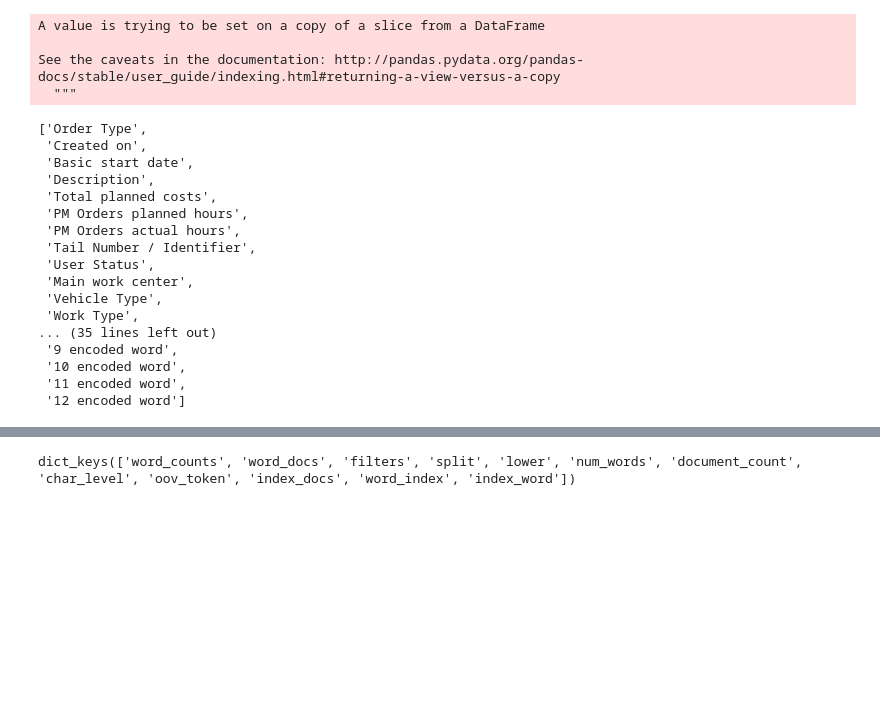
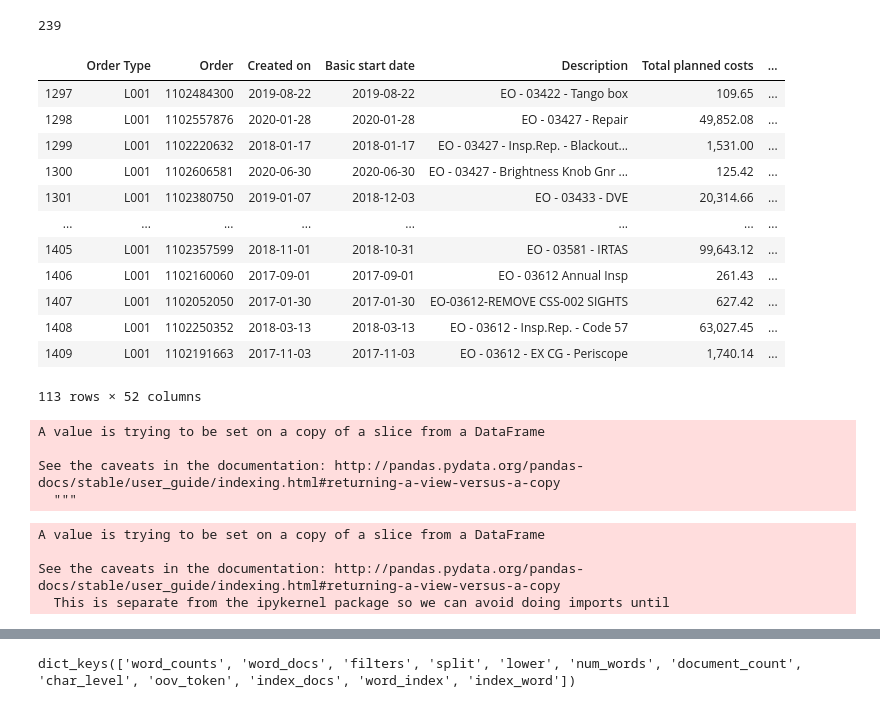
Before and after one commit to albud187/Data-Analytics-DRMIS-SAP-Production, a Jupyter notebook: Description NLP Clustering.ipynb, the cells around one changed output, grey strips where cells are left out. Cells and saved outputs as stored; diff of their text form; code cells hidden in the pictures; blank space fills up the shorter version.

```diff
--- a/Description NLP Clustering.ipynb
+++ b/Description NLP Clustering.ipynb
@@ -24,4 +25,4 @@ data_folder = "../Data-Analytics-DRMIS-SAP-Production-DATA/"
 
 df = pd.read_csv(data_folder + 'LAV 6.csv', encoding = 'ISO-8859-1', index_col = 1).reset_index(drop = False)
 #re-download df with MaintActivityType
-df = df[df['Order Type']=='L001'].reset_index(drop = True)
+df = df[df['MaintActivityType']=='L01'].reset_index(drop = True)
@@ -28,3 +69,23 @@ df = df[df['Order Type']=='L001'].reset_index(drop = True)
+# %%
+len(df['Main work center'].value_counts())
+# %% [output]
+239
+# %%
+df[df['Main work center'] == 'FW2R---1']
+# %% [output]
+|  | Order Type | Order | Created on | Basic start date | Description | Total planned costs | ... |
+| 1297 | L001 | 1102484300 | 2019-08-22 | 2019-08-22 | EO - 03422 - Tango box | 109.65 | ... |
+| 1298 | L001 | 1102557876 | 2020-01-28 | 2020-01-28 | EO - 03427 - Repair | 49,852.08 | ... |
+| 1299 | L001 | 1102220632 | 2018-01-17 | 2018-01-17 | EO - 03427 - Insp.Rep. - Blackout... | 1,531.00 | ... |
+| 1300 | L001 | 1102606581 | 2020-06-30 | 2020-06-30 | EO - 03427 - Brightness Knob Gnr ... | 125.42 | ... |
+| 1301 | L001 | 1102380750 | 2019-01-07 | 2018-12-03 | EO - 03433 - DVE | 20,314.66 | ... |
+| ... | ... | ... | ... | ... | ... | ... | ... |
+| 1405 | L001 | 1102357599 | 2018-11-01 | 2018-10-31 | EO - 03581 - IRTAS | 99,643.12 | ... |
+| 1406 | L001 | 1102160060 | 2017-09-01 | 2017-09-01 | EO - 03612 Annual Insp | 261.43 | ... |
+| 1407 | L001 | 1102052050 | 2017-01-30 | 2017-01-30 | EO-03612-REMOVE CSS-002 SIGHTS | 627.42 | ... |
+| 1408 | L001 | 1102250352 | 2018-03-13 | 2018-03-13 | EO - 03612 - Insp.Rep. - Code 57 | 63,027.45 | ... |
+| 1409 | L001 | 1102191663 | 2017-11-03 | 2017-11-03 | EO - 03612 - EX CG - Periscope | 1,740.14 | ... |
+113 rows × 52 columns
 # %%
 text = df['Description'].astype(str).tolist()
 token = Tokenizer()
@@ -60,20 +121,9 @@ ready_df = df[['Order','Description','Total planned costs', 'PM Orders planned h
-# %%
-list(df.columns)
-# %% [output]
-['Order Type',
- 'Created on',
- 'Basic start date',
- 'Description',
- 'Total planned costs',
- 'PM Orders planned hours',
- 'PM Orders actual hours',
- 'Tail Number / Identifier',
- 'User Status',
- 'Main work center',
- 'Vehicle Type',
- 'Work Type',
-... (35 lines left out)
- '9 encoded word',
- '10 encoded word',
- '11 encoded word',
- '12 encoded word']
+# %%
+input_df = ready_df.drop(['Order', 'Description', 'Main work center'], axis = 1)
+for i in range(len(input_df)):
+    input_df['Total planned costs'][i] =float(input_df['Total planned costs'][i].replace(',',''))
+# %% [output]
+A value is trying to be set on a copy of a slice from a DataFrame
+
+See the caveats in the documentation: http://pandas.pydata.org/pandas-docs/stable/user_guide/indexing.html#returning-a-view-versus-a-copy
+  This is separate from the ipykernel package so we can avoid doing imports until
```
Also changed, not shown: parts of 16 cells of this notebook, 4 other files.
